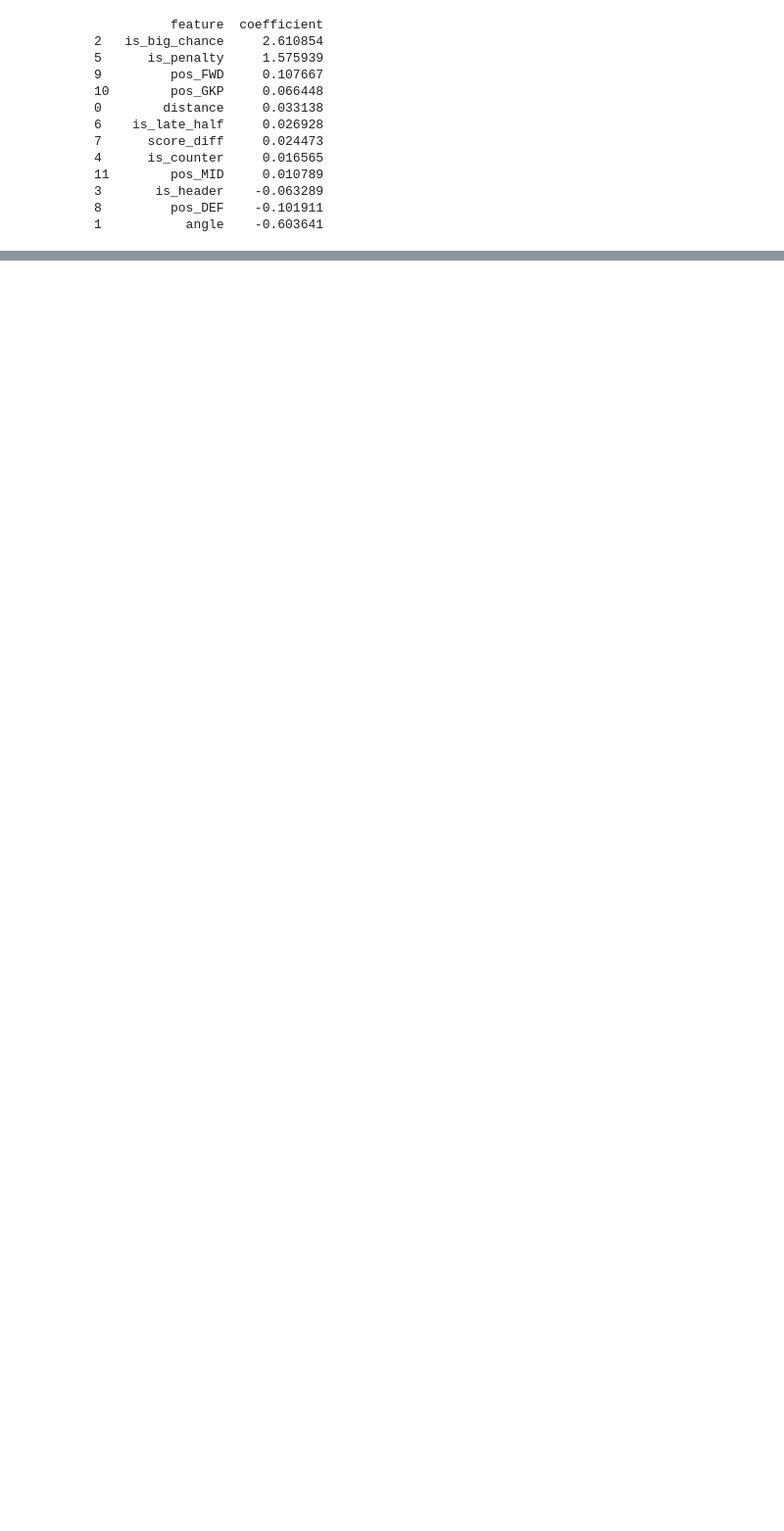
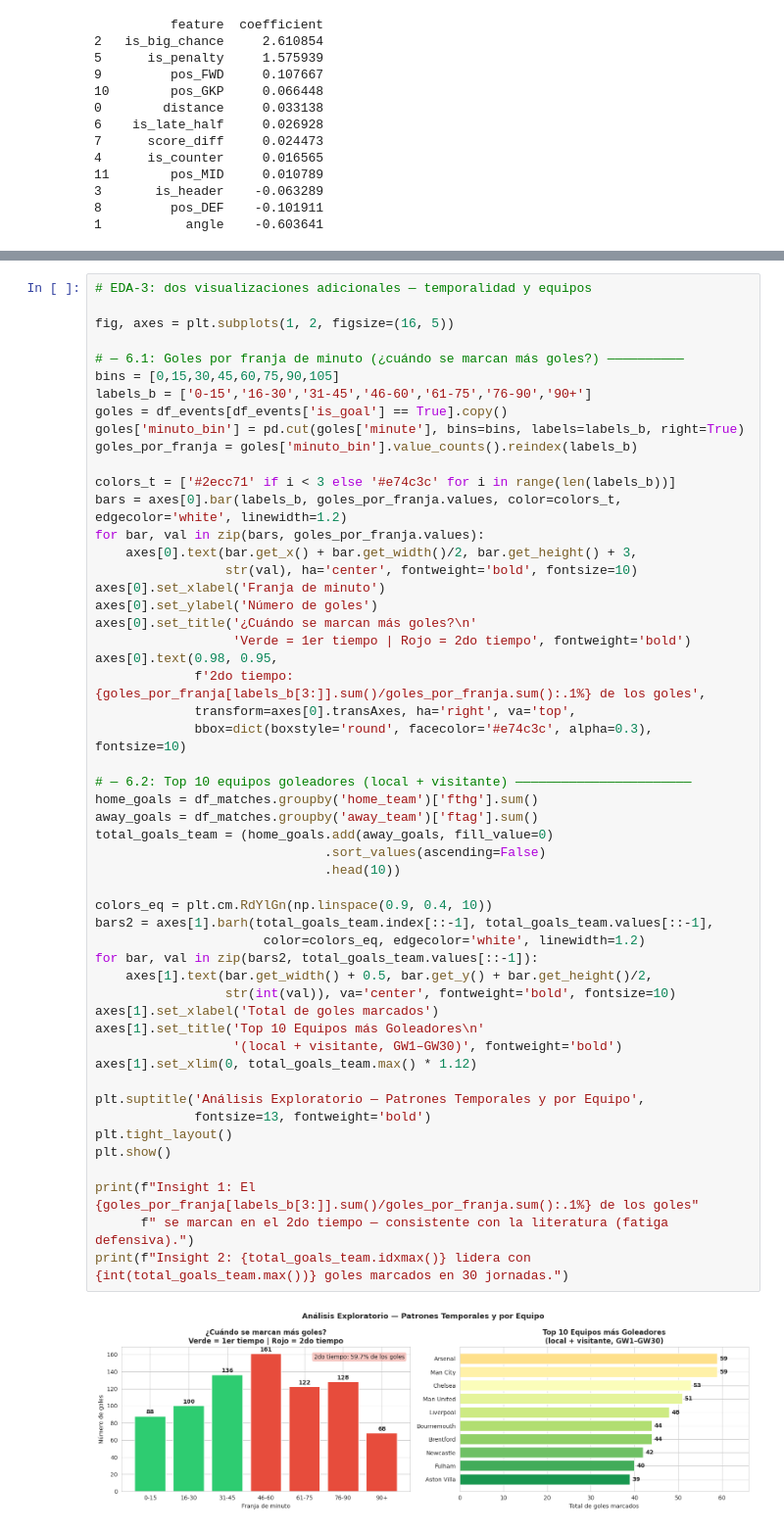
Before and after one commit to julianjimenez4809-ui/Predicci-n-Futbol-stica, a Jupyter notebook: cuadernos/eda_modelos.ipynb, the cells around one changed output, grey strips where cells are left out. Shown at 98% size. Drawn from its saved outputs; the diff is of its cells as text; blank space fills up the shorter version.

```diff
--- a/src/eda_modelos.ipynb
+++ b/cuadernos/eda_modelos.ipynb
@@ -216,0 +298,54 @@ print(importance)
+# %%
+# EDA-3: dos visualizaciones adicionales — temporalidad y equipos
+
+fig, axes = plt.subplots(1, 2, figsize=(16, 5))
+
+# — 6.1: Goles por franja de minuto (¿cuándo se marcan más goles?) ——————————
+bins = [0,15,30,45,60,75,90,105]
+labels_b = ['0-15','16-30','31-45','46-60','61-75','76-90','90+']
+goles = df_events[df_events['is_goal'] == True].copy()
+goles['minuto_bin'] = pd.cut(goles['minute'], bins=bins, labels=labels_b, right=True)
+goles_por_franja = goles['minuto_bin'].value_counts().reindex(labels_b)
+
+colors_t = ['#2ecc71' if i < 3 else '#e74c3c' for i in range(len(labels_b))]
+bars = axes[0].bar(labels_b, goles_por_franja.values, color=colors_t, edgecolor='white', linewidth=1.2)
+for bar, val in zip(bars, goles_por_franja.values):
+    axes[0].text(bar.get_x() + bar.get_width()/2, bar.get_height() + 3,
+                 str(val), ha='center', fontweight='bold', fontsize=10)
+axes[0].set_xlabel('Franja de minuto')
+axes[0].set_ylabel('Número de goles')
+axes[0].set_title('¿Cuándo se marcan más goles?\n'
+                  'Verde = 1er tiempo | Rojo = 2do tiempo', fontweight='bold')
+axes[0].text(0.98, 0.95,
+             f'2do tiempo: {goles_por_franja[labels_b[3:]].sum()/goles_por_franja.sum():.1%} de los goles',
+             transform=axes[0].transAxes, ha='right', va='top',
+             bbox=dict(boxstyle='round', facecolor='#e74c3c', alpha=0.3), fontsize=10)
+
+# — 6.2: Top 10 equipos goleadores (local + visitante) ———————————————————————
+home_goals = df_matches.groupby('home_team')['fthg'].sum()
+away_goals = df_matches.groupby('away_team')['ftag'].sum()
+total_goals_team = (home_goals.add(away_goals, fill_value=0)
+                              .sort_values(ascending=False)
+                              .head(10))
+
+colors_eq = plt.cm.RdYlGn(np.linspace(0.9, 0.4, 10))
+bars2 = axes[1].barh(total_goals_team.index[::-1], total_goals_team.values[::-1],
+                      color=colors_eq, edgecolor='white', linewidth=1.2)
+for bar, val in zip(bars2, total_goals_team.values[::-1]):
+    axes[1].text(bar.get_width() + 0.5, bar.get_y() + bar.get_height()/2,
+                 str(int(val)), va='center', fontweight='bold', fontsize=10)
+axes[1].set_xlabel('Total de goles marcados')
+axes[1].set_title('Top 10 Equipos más Goleadores\n'
+                  '(local + visitante, GW1–GW30)', fontweight='bold')
+axes[1].set_xlim(0, total_goals_team.max() * 1.12)
+
+plt.suptitle('Análisis Exploratorio — Patrones Temporales y por Equipo',
+             fontsize=13, fontweight='bold')
+plt.tight_layout()
+plt.show()
+
+print(f"Insight 1: El {goles_por_franja[labels_b[3:]].sum()/goles_por_franja.sum():.1%} de los goles"
+      f" se marcan en el 2do tiempo — consistente con la literatura (fatiga defensiva).")
+print(f"Insight 2: {total_goals_team.idxmax()} lidera con {int(total_goals_team.max())} goles marcados en 30 jornadas.")
+# %% [output]
+[figure, added]
```
Also changed, not shown: parts of 4 cells of this notebook, 23 other files.
